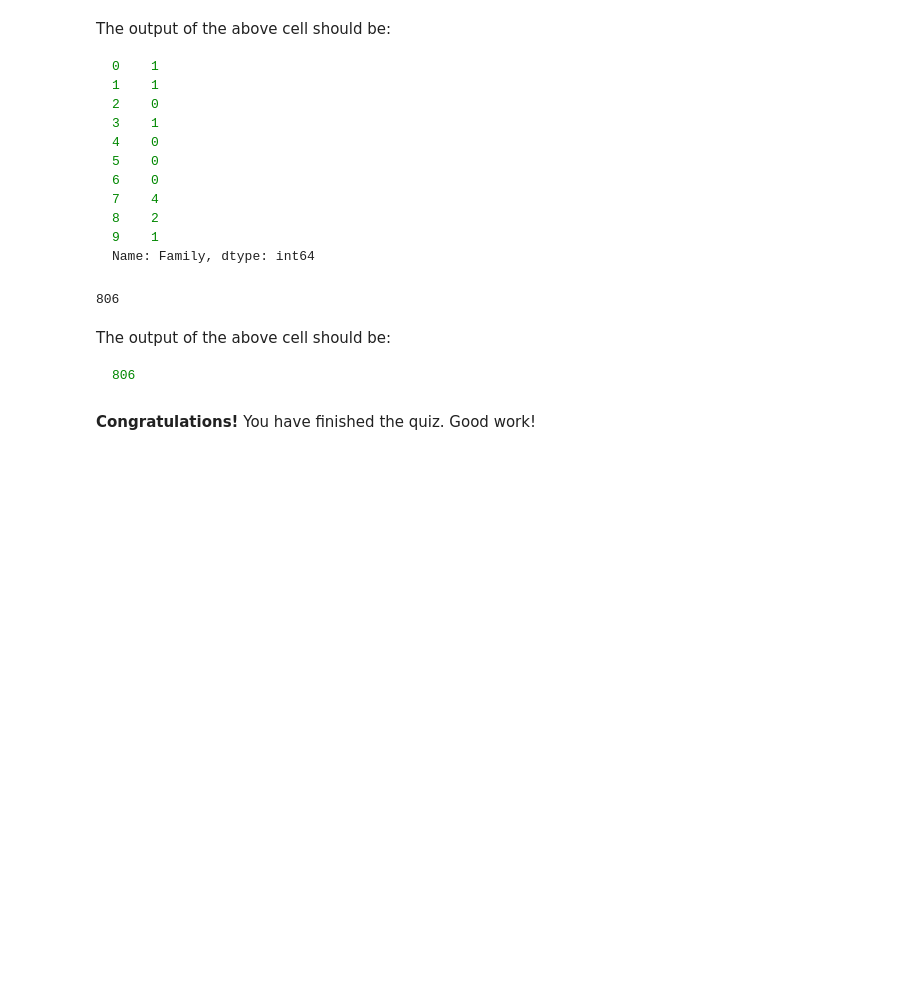
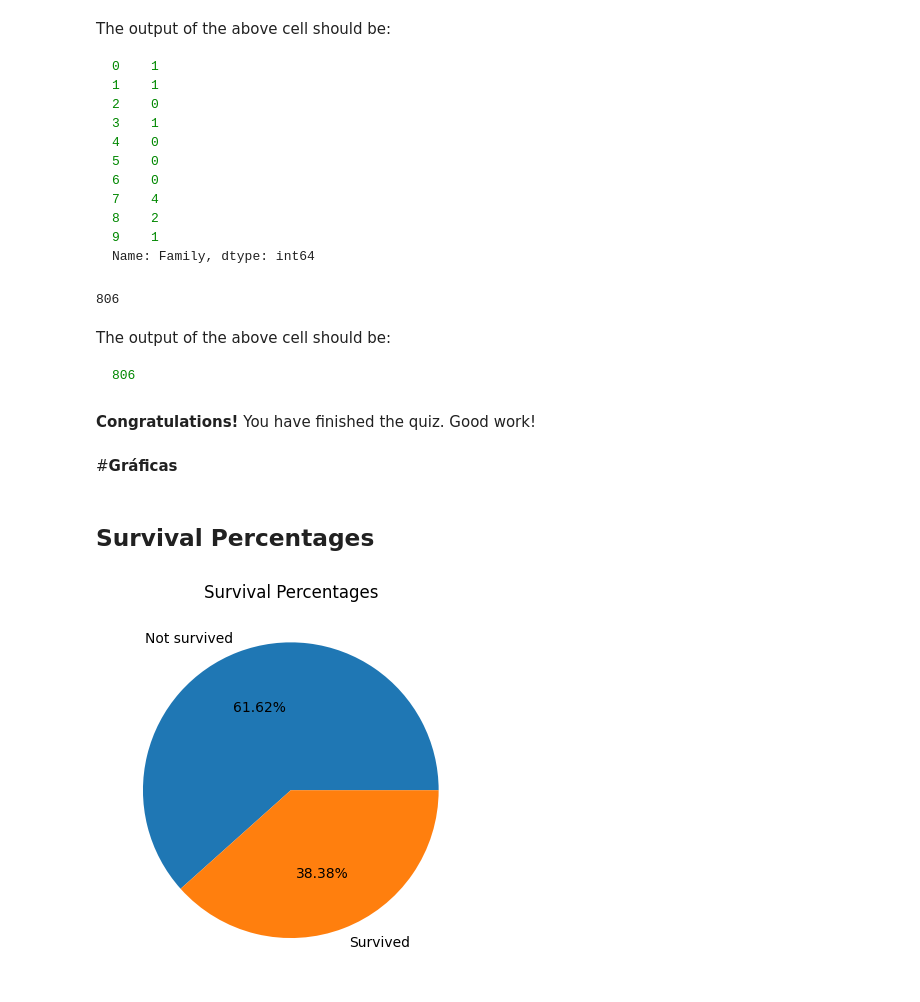
Before and after one commit to jubarretog/AlgorithmsUN2023I, a Jupyter notebook: Quiz3/jubarretog_Quiz3.ipynb, the cells around one changed output. Saved outputs shown, nothing was run; the diff lists cells and outputs as text; code cells hidden in the pictures; blank space fills up the shorter version.

````diff
--- a/Quiz3/jubarretog_Quiz3.ipynb
+++ b/Quiz3/jubarretog_Quiz3.ipynb
@@ -675,3 +675,20 @@ The output of the above cell should be:
 ```
 # %% [markdown]
 **Congratulations!** You have finished the quiz. Good work!
+# %% [markdown]
+#**Gráficas**
+# %% [markdown]
+## Survival Percentages
+# %%
+import matplotlib.pyplot as plt
+import pandas as pd
+
+survived = titanic['Survived'].value_counts()
+
+sum = len(titanic)
+percentage = survived / sum * 100
+plt.pie(percentage, autopct='%1.2f%%', labels=['Not survived', 'Survived'])
+plt.title('Survival Percentages')
+plt.show()
+# %% [output]
+[figure, added]
````
Also changed, not shown: parts of 8 cells of this notebook, 2 other files.
